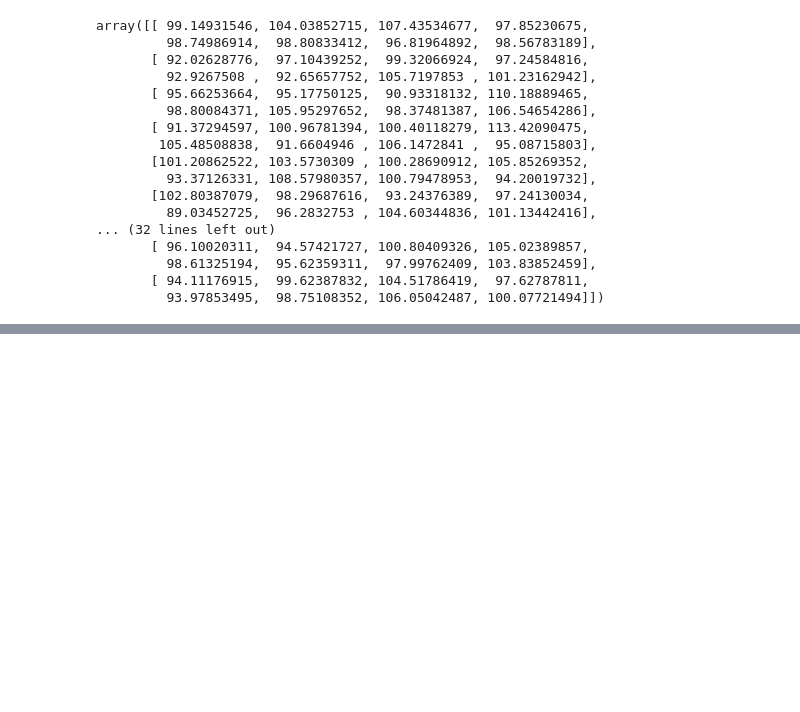
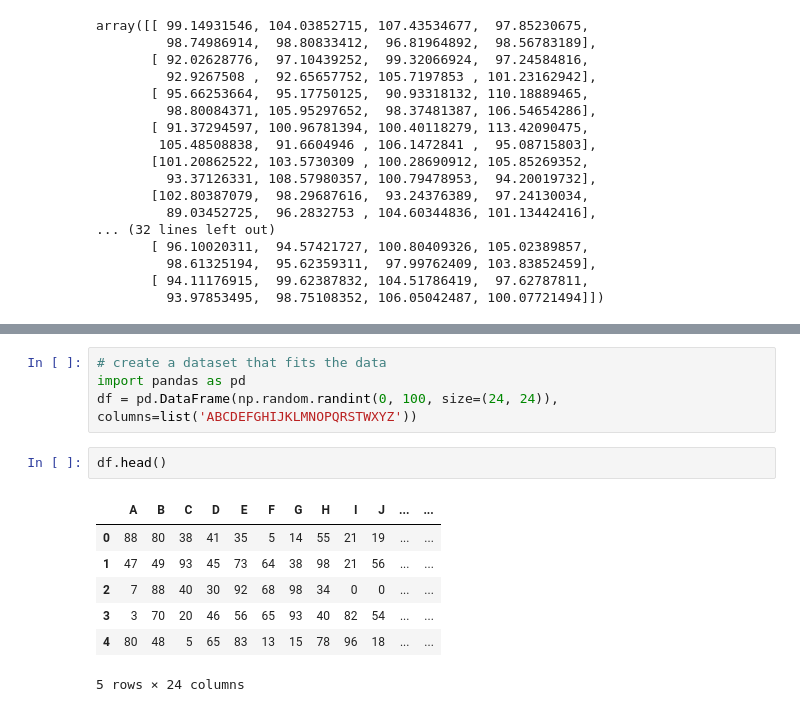
Before and after one commit to nyguerrillagirl/100-days-of-code, a Jupyter notebook: src/python_projects/dv_workshop/chapter_01/activity_1_01.ipynb, the cells around one changed output, grey strips where cells are left out. Cells and saved outputs as stored; diff of their text form; blank space fills up the shorter version.

```diff
--- a/src/python_projects/dv_workshop/chapter_01/activity_1_01.ipynb
+++ b/src/python_projects/dv_workshop/chapter_01/activity_1_01.ipynb
@@ -97,0 +163,14 @@ array([[ 99.14931546, 104.03852715, 107.43534677,  97.85230675,
+# %%
+# create a dataset that fits the data
+import pandas as pd
+df = pd.DataFrame(np.random.randint(0, 100, size=(24, 24)), columns=list('ABCDEFGHIJKLMNOPQRSTWXYZ'))
+# %%
+df.head()
+# %% [output]
+|  | A | B | C | D | E | F | G | H | I | J | ... | ... |
+| 0 | 88 | 80 | 38 | 41 | 35 | 5 | 14 | 55 | 21 | 19 | ... | ... |
+| 1 | 47 | 49 | 93 | 45 | 73 | 64 | 38 | 98 | 21 | 56 | ... | ... |
+| 2 | 7 | 88 | 40 | 30 | 92 | 68 | 98 | 34 | 0 | 0 | ... | ... |
+| 3 | 3 | 70 | 20 | 46 | 56 | 65 | 93 | 40 | 82 | 54 | ... | ... |
+| 4 | 80 | 48 | 5 | 65 | 83 | 13 | 15 | 78 | 96 | 18 | ... | ... |
+5 rows × 24 columns
```
Also changed, not shown: parts of 15 cells of this notebook, 6 other files.
